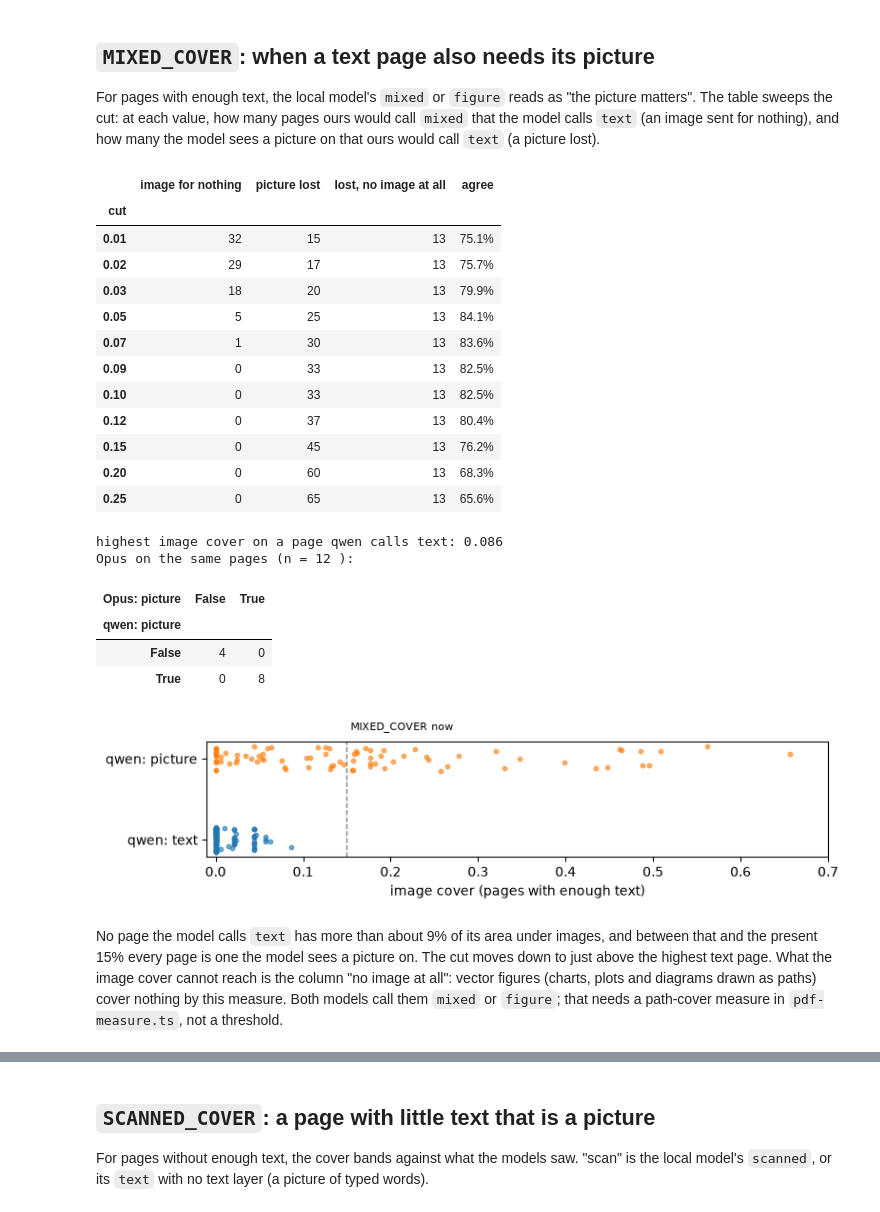
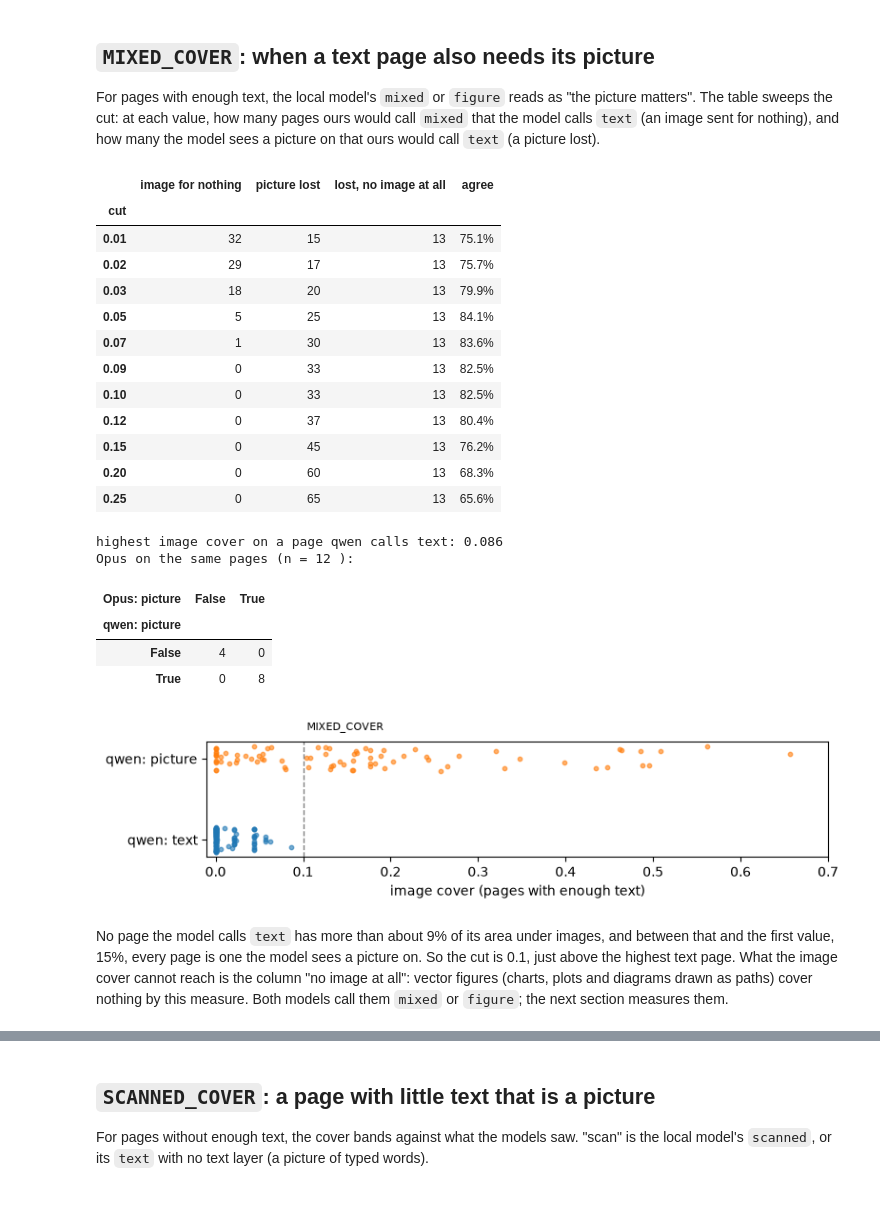
Before and after one commit to parawanderer/window-ml, a Jupyter notebook: notebooks/pdf/pdf-thresholds.ipynb, the cells around one changed output, grey strips where cells are left out. Drawn from its saved outputs; the diff is of its cells as text; code cells hidden in the pictures.

```diff
--- a/notebooks/pdf/pdf-thresholds.ipynb
+++ b/notebooks/pdf/pdf-thresholds.ipynb
@@ -67,10 +67,11 @@ def classify(m, c=C, ocr_min_chars=None):
     enough = m["usableChars"] >= c["TEXT_MIN_CHARS"] and clean
     ocr_enough = enough if ocr_min_chars is None else (m["usableChars"] >= ocr_min_chars and clean)
     if ocr_enough and m["fullPageImage"] and m["invisibleShare"] >= c["OCR_INVISIBLE_SHARE"]: return "ocr-scan"
-    if enough: return "mixed" if m["imageCover"] >= c["MIXED_COVER"] else "text"
+    figure = m["imageCover"] >= c["MIXED_COVER"] or m["pathCover"] >= c["MIXED_PATH_COVER"]
+    if enough: return "mixed" if figure else "text"
     if junk or m["imageCover"] >= c["SCANNED_COVER"]: return "scanned"
-    if m["usableChars"] < c["BLANK_CHARS"] and m["imageCover"] < c["BLANK_COVER"]: return "blank"
-    return "mixed" if m["imageCover"] >= c["MIXED_COVER"] else "text"
+    if m["usableChars"] < c["BLANK_CHARS"]: return "blank" if m["drawnCover"] < c["BLANK_COVER"] else "mixed"
+    return "mixed" if figure else "text"
 
 pages = pd.DataFrame(jsonl("pages.jsonl"))
 pages["src"] = pages.id.str.split("-").str[0]
@@ -311,38 +312,37 @@ for cut in [0.01, 0.02, 0.03, 0.05, 0.07, 0.09, 0.1, 0.12, 0.15, 0.2, 0.25]:
 display(pd.DataFrame(rows).set_index("cut"))
 print("highest image cover on a page qwen calls text:", round(e[~e.q_pic].imageCover.max(), 3))
 print("Opus on the same pages (n =", e.o_kind.notna().sum(), "):")
 display(pd.crosstab(e[e.o_kind.notna()].q_pic, e[e.o_kind.notna()].o_pic.astype(bool)).rename_axis(index="qwen: picture", columns="Opus: picture"))
 
 fig, ax = plt.subplots(figsize=(8, 2.2))
 for y, (lab, s) in enumerate([("qwen: text", e[~e.q_pic]), ("qwen: picture", e[e.q_pic])]):
     ax.scatter(s.imageCover, np.full(len(s), y) + np.random.default_rng(0).uniform(-0.15, 0.15, len(s)), s=10, alpha=0.6)
-ax.axvline(C["MIXED_COVER"], color="grey", ls="--", lw=1); ax.text(C["MIXED_COVER"], 1.35, " MIXED_COVER now", fontsize=8)
+ax.axvline(C["MIXED_COVER"], color="grey", ls="--", lw=1); ax.text(C["MIXED_COVER"], 1.35, " MIXED_COVER", fontsize=8)
 ax.set_yticks([0, 1], ["qwen: text", "qwen: picture"]); ax.set_xlabel("image cover (pages with enough text)"); ax.set_xlim(-0.01, 0.7)
 plt.tight_layout(); plt.show()
 # %% [output]
 |  | image for nothing | picture lost | lost, no image at all | agree |
 | cut |  |  |  |  |
 | 0.01 | 32 | 15 | 13 | 75.1% |
 | 0.02 | 29 | 17 | 13 | 75.7% |
 | 0.03 | 18 | 20 | 13 | 79.9% |
 | 0.05 | 5 | 25 | 13 | 84.1% |
 | 0.07 | 1 | 30 | 13 | 83.6% |
 | 0.09 | 0 | 33 | 13 | 82.5% |
 | 0.10 | 0 | 33 | 13 | 82.5% |
 | 0.12 | 0 | 37 | 13 | 80.4% |
 | 0.15 | 0 | 45 | 13 | 76.2% |
 | 0.20 | 0 | 60 | 13 | 68.3% |
 | 0.25 | 0 | 65 | 13 | 65.6% |
 highest image cover on a page qwen calls text: 0.086
 Opus on the same pages (n = 12 ):
 | Opus: picture | False | True |
 | qwen: picture |  |  |
 | False | 4 | 0 |
 | True | 0 | 8 |
-[figure, old version]
+[figure, new version]
 # %% [markdown]
-No page the model calls `text` has more than about 9% of its area under images, and between that and the present 15%
-every page is one the model sees a picture on. The cut moves down to just above the highest text page. What the
+No page the model calls `text` has more than about 9% of its area under images, and between that and the first value,
+15%, every page is one the model sees a picture on. So the cut is 0.1, just above the highest text page. What the
 image cover cannot reach is the column "no image at all": vector figures (charts, plots and diagrams drawn as paths)
-cover nothing by this measure. Both models call them `mixed` or `figure`; that needs a path-cover measure in
-`pdf-measure.ts`, not a threshold.
+cover nothing by this measure. Both models call them `mixed` or `figure`; the next section measures them.
```
Also changed, not shown: parts of 12 cells of this notebook, 9 other files.
